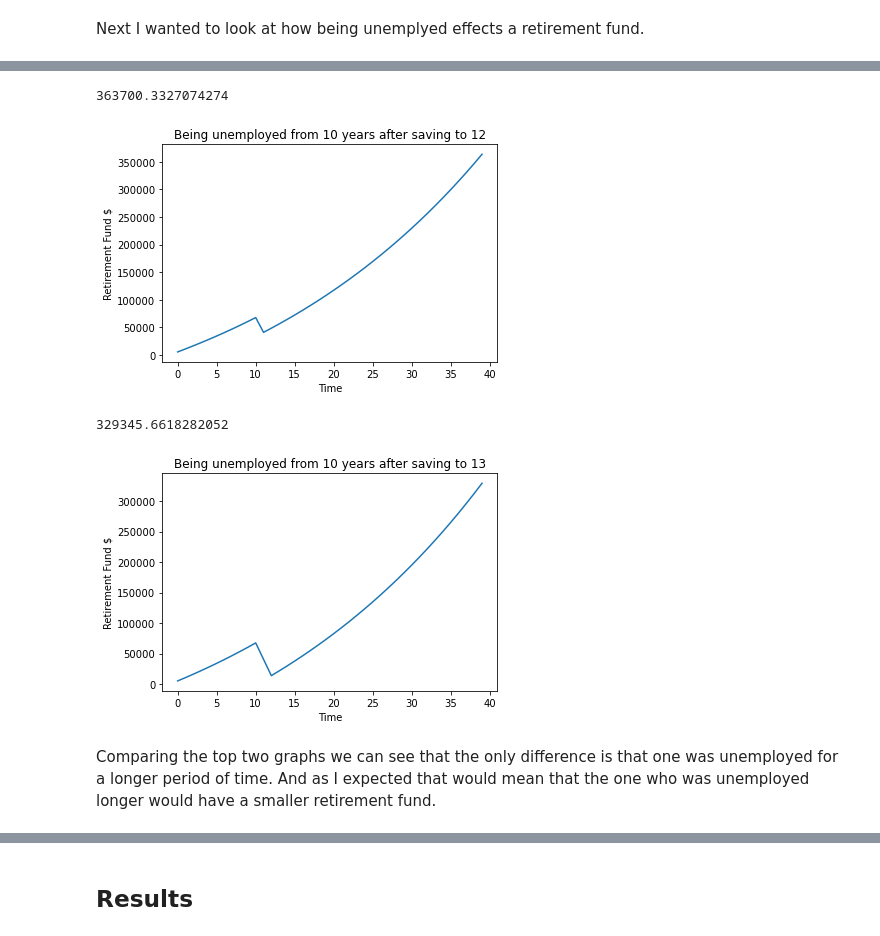
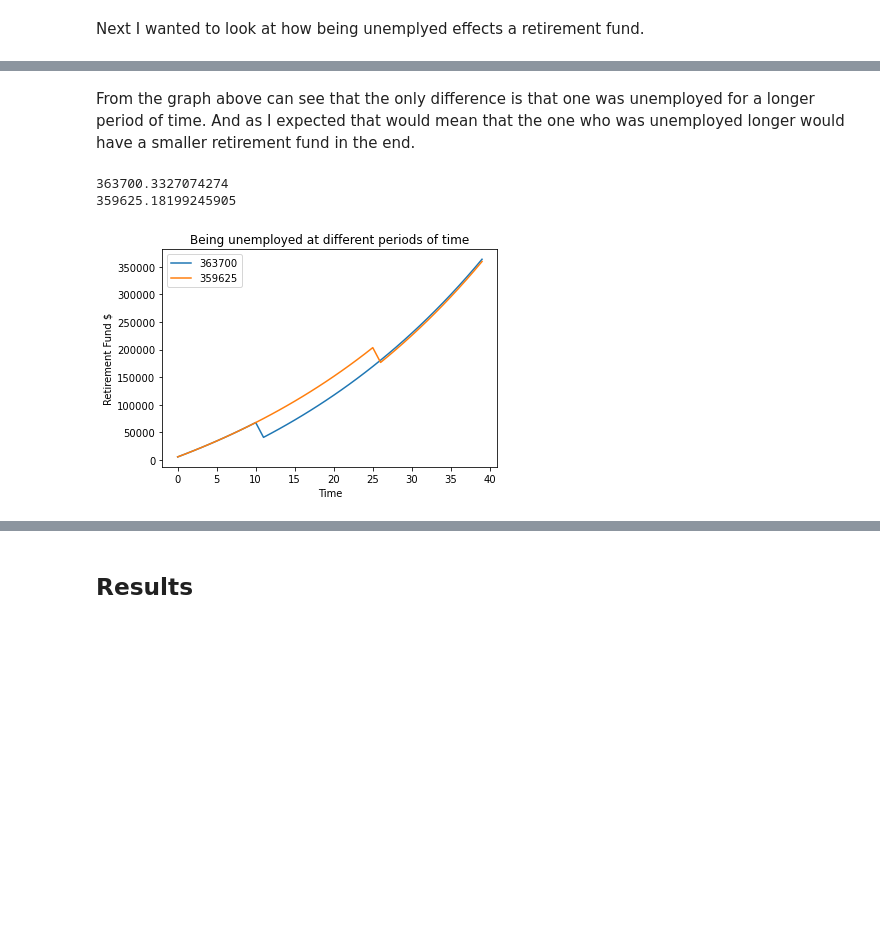
Before and after one commit to aniessaterps/CMSE202_Honors_Project, a Jupyter notebook: CMSE202_HonorsOption_AniessaTerpstra.ipynb, the cells around one changed output, grey strips where cells are left out. Cells and saved outputs as stored; diff of their text form; code cells hidden in the pictures; blank space fills up the shorter version.

```diff
--- a/CMSE202_HonorsOption_AniessaTerpstra.ipynb
+++ b/CMSE202_HonorsOption_AniessaTerpstra.ipynb
@@ -43,7 +43,7 @@ class retirement():
     def plot(self):
         """This function is going to plot out the retirement fund with time on the x and the fund on the y."""
 
-        plt.plot(self.time,self.retirement)
+        plt.plot(self.time,self.retirement,label = round(self.retirement[len(self.retirement)-1]))
         plt.xlabel("Time")
         plt.ylabel("Retirement Fund $")
 
@@ -124,6 +124,7 @@ class retirement():
                 self.retirement.append(self.start)
                 self.time.append(i)
         self.plot()
+        plt.legend()
         print(self.retirement[len(self.retirement)-1])
 # %% [markdown]
 Below are three code chunks are three different objects of the retirement class. Everything is the same about. They have the same salary, time saved, interest rate, and percentage of saving. The only difference is the time that they went through a divorce.
@@ -188,20 +193,15 @@ Next I wanted to look at how being unemplyed effects a retirement fund.
+# %% [markdown]
+From the graph above can see that the only difference is that one was unemployed for a longer period of time. And as I expected that would mean that the one who was unemployed longer would have a smaller retirement fund in the end.
 # %%
-ray = retirement(0,.005,40,70000,.1)
-ray.get_contributions()
-ray.update(unemployment_start=10,unemployment_end=12,yearly_cost=26832) #I got the yearly cost by multiplying the
+tim = retirement(0,.005,40,70000,.1)
+tim.get_contributions()
+tim.update(unemployment_start=10,unemployment_end=12,yearly_cost=26832)
+dex = retirement(0,.005,40,70000,.1)
+dex.get_contributions()
+dex.update(unemployment_start=25,unemployment_end=27,yearly_cost=26832) #I got the yearly cost by multiplying the
 #cost living for a single person in michigan (2236) by 12
-plt.title("Being unemployed from 10 years after saving to 12");
+plt.title("Being unemployed at different periods of time");
 # %% [output]
 363700.3327074274
+359625.18199245905
-[figure, old version]
+[figure, new version]
-# %%
-sid = retirement(0,.005,40,70000,.1)
-sid.get_contributions()
-sid.update(unemployment_start=10,unemployment_end=13,yearly_cost=26832) #I got the yearly cost by multiplying the
-#cost living for a single person in michigan (2236) by 12
-plt.title("Being unemployed from 10 years after saving to 13");
-# %% [output]
-329345.6618282052
-[figure, removed]
-# %% [markdown]
-Comparing the top two graphs we can see that the only difference is that one was unemployed for a longer period of time. And as I expected that would mean that the one who was unemployed longer would have a smaller retirement fund.
```
Also changed, not shown: parts of 14 cells of this notebook.
